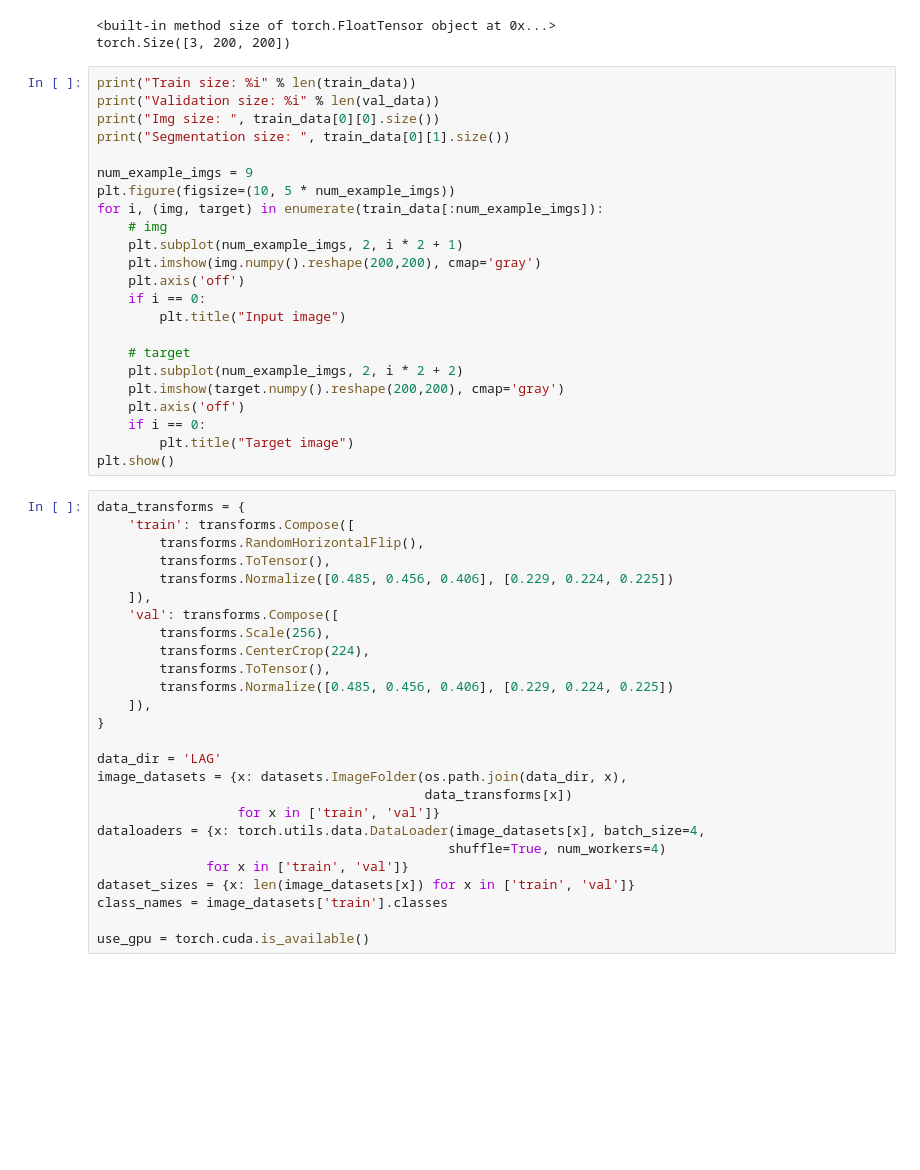
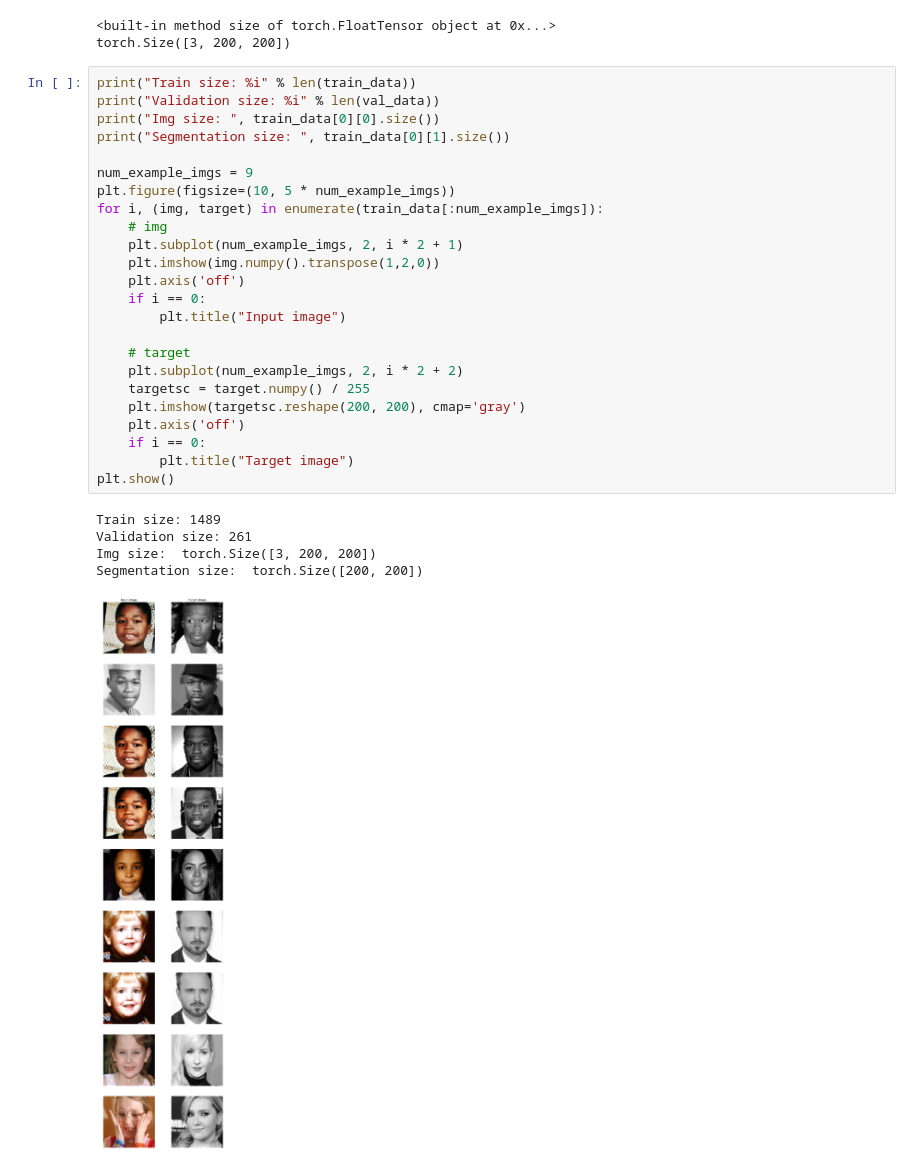
Before and after one commit to HX4G0N/ConvAge, a Jupyter notebook: ConvAge.ipynb, the cells around one changed output. Cells and saved outputs as stored; diff of their text form; blank space fills up the shorter version.

```diff
--- a/ConvAge.ipynb
+++ b/ConvAge.ipynb
@@ -36,50 +36,31 @@ torch.Size([3, 200, 200])
 # %%
 print("Train size: %i" % len(train_data))
 print("Validation size: %i" % len(val_data))
 print("Img size: ", train_data[0][0].size())
 print("Segmentation size: ", train_data[0][1].size())
 
 num_example_imgs = 9
 plt.figure(figsize=(10, 5 * num_example_imgs))
 for i, (img, target) in enumerate(train_data[:num_example_imgs]):
     # img
     plt.subplot(num_example_imgs, 2, i * 2 + 1)
-    plt.imshow(img.numpy().reshape(200,200), cmap='gray')
+    plt.imshow(img.numpy().transpose(1,2,0))
     plt.axis('off')
     if i == 0:
         plt.title("Input image")
 
     # target
     plt.subplot(num_example_imgs, 2, i * 2 + 2)
-    plt.imshow(target.numpy().reshape(200,200), cmap='gray')
+    targetsc = target.numpy() / 255
+    plt.imshow(targetsc.reshape(200, 200), cmap='gray')
     plt.axis('off')
     if i == 0:
         plt.title("Target image")
 plt.show()
+# %% [output]
+Train size: 1489
+Validation size: 261
+Img size:  torch.Size([3, 200, 200])
+Segmentation size:  torch.Size([200, 200])
+[figure, added]
-# %%
-data_transforms = {
-    'train': transforms.Compose([
-        transforms.RandomHorizontalFlip(),
-        transforms.ToTensor(),
-        transforms.Normalize([0.485, 0.456, 0.406], [0.229, 0.224, 0.225])
-    ]),
-    'val': transforms.Compose([
-        transforms.Scale(256),
-        transforms.CenterCrop(224),
-        transforms.ToTensor(),
-        transforms.Normalize([0.485, 0.456, 0.406], [0.229, 0.224, 0.225])
-    ]),
-}
-
-data_dir = 'LAG'
-image_datasets = {x: datasets.ImageFolder(os.path.join(data_dir, x),
-                                          data_transforms[x])
-                  for x in ['train', 'val']}
-dataloaders = {x: torch.utils.data.DataLoader(image_datasets[x], batch_size=4,
-                                             shuffle=True, num_workers=4)
-              for x in ['train', 'val']}
-dataset_sizes = {x: len(image_datasets[x]) for x in ['train', 'val']}
-class_names = image_datasets['train'].classes
-
-use_gpu = torch.cuda.is_available()
 # %%
```
Also changed, not shown: parts of 3 cells of this notebook, 1 other file.
